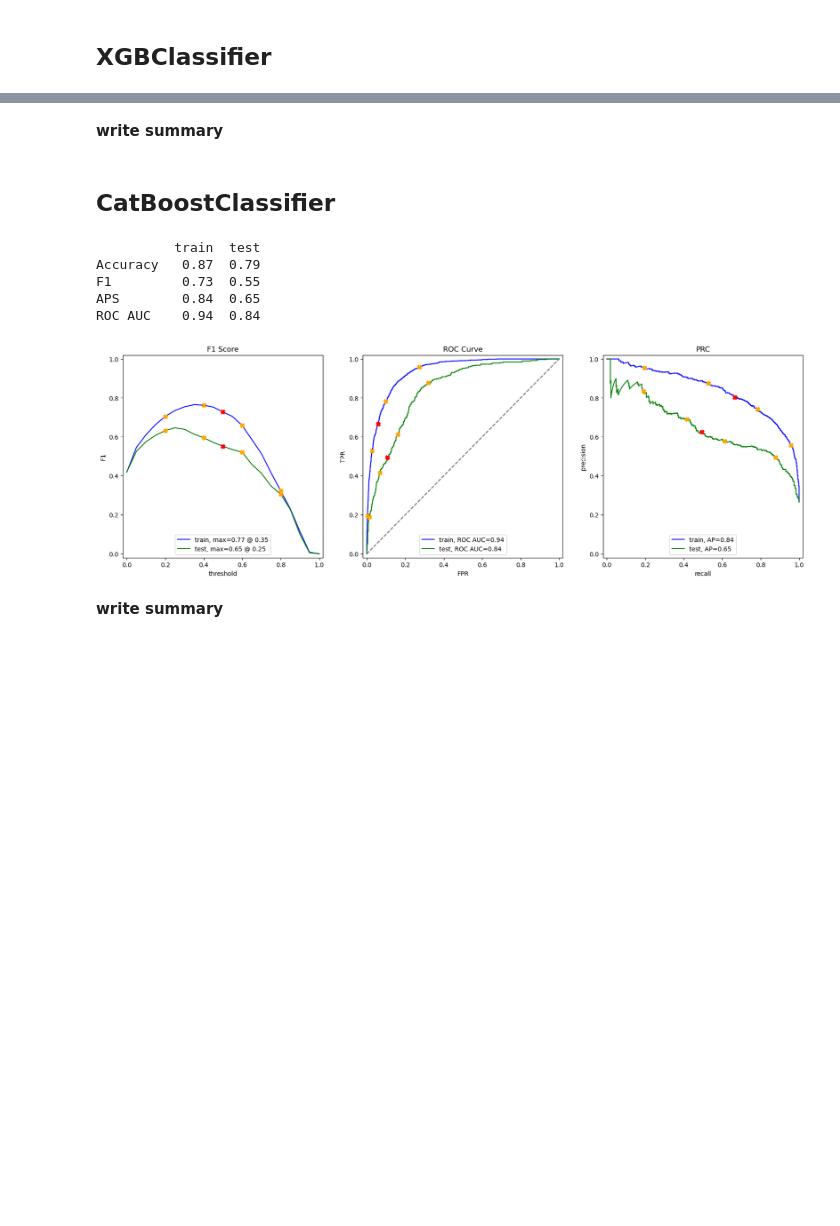
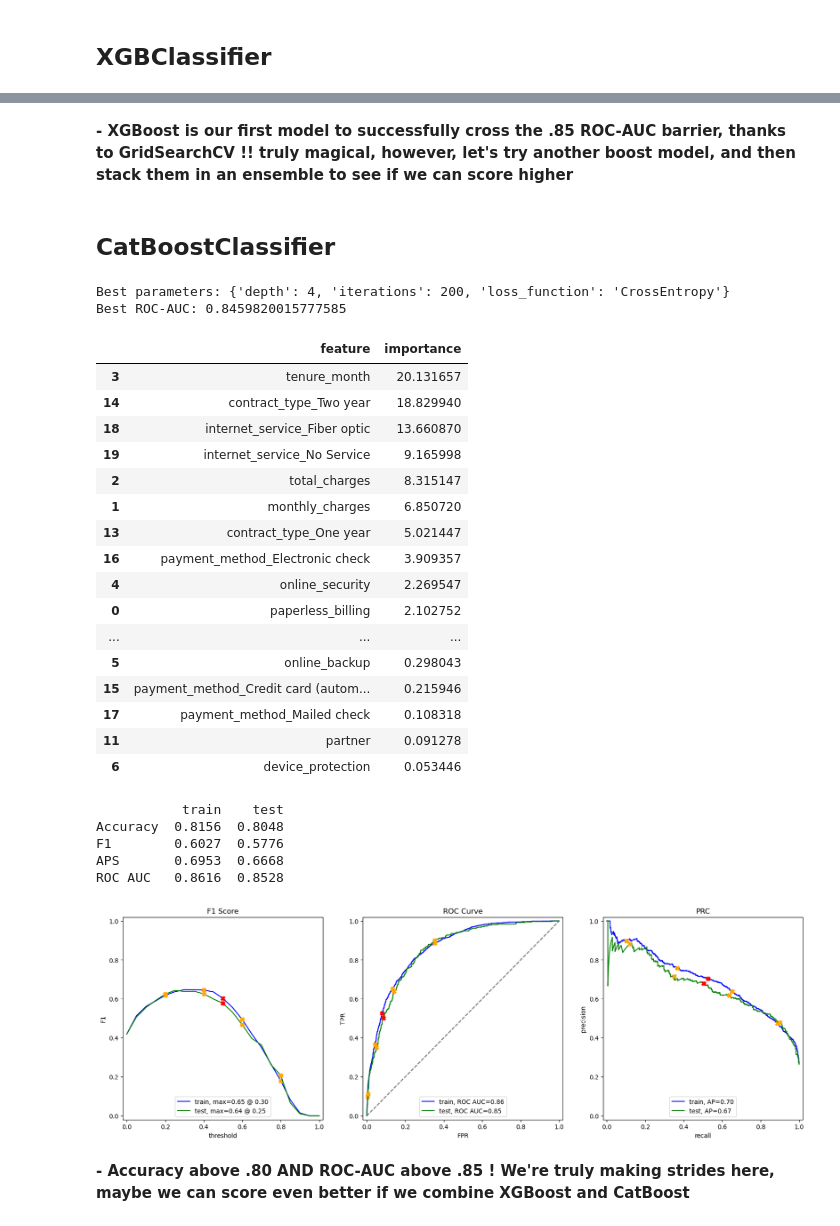
Before and after one commit to avonmims/101010.ds, a Jupyter notebook: School-Projects/Sprint-17-Final-Project/s17_solution.ipynb, the cells around one changed output, grey strips where cells are left out. Drawn from its saved outputs; the diff is of its cells as text; code cells hidden in the pictures; blank space fills up the shorter version.

```diff
--- a/School-Projects/Sprint-17-Final-Project/s17_solution.ipynb
+++ b/School-Projects/Sprint-17-Final-Project/s17_solution.ipynb
@@ -407,7 +454,7 @@ ROC-AUC of best model: 0.8328902839133019
 Best Model: DecisionTreeClassifier(class_weight='balanced', max_depth=6, random_state=777)
 # %%
     #!! decision tree model with optimal max_depth
-tree_model = DecisionTreeClassifier(max_depth=6, class_weight='balanced', random_state=777)
+tree_model = best_model
 tree_model.fit(features_train, target_train)
 
 evaluate_model(tree_model, features_train, target_train, features_test, target_test)
@@ -426,7 +473,7 @@ ROC AUC    0.86  0.83
 #!! looping through n_estimators and max_depth to find optimal values
 best_model = None
 best_score = 0
-for est in range(3, 33, 3):
+for est in range(5, 55, 5):
     for depth in range(1, 21):
         rf_model = RandomForestClassifier(n_estimators=est, max_depth=depth, class_weight='balanced', random_state=777)
         rf_model.fit(features_train, target_train)
@@ -444,7 +491,7 @@ Best Model: RandomForestClassifier(class_weight='balanced', max_depth=6, n_estim
                        random_state=777)
 # %%
     #!! random forest model with optimal n_estimators and max_depth
-rf_model = RandomForestClassifier(n_estimators=21, max_depth=8, class_weight='balanced', random_state=777)
+rf_model = best_model
 rf_model.fit(features_train, target_train)
 
 evaluate_model(rf_model, features_train, target_train, features_test, target_test)
@@ -476,7 +546,0 @@ ROC AUC    0.98  0.82
-# %%
-lgbm_model = LGBMClassifier(verbose=0,random_state=777)
-lgbm_model.fit(features_train, target_train)
-
-warnings.filterwarnings('ignore')
-evaluate_model(lgbm_model, features_train, target_train, features_test, target_test)
-warnings.filterwarnings('default')
@@ -491,18 +547,60 @@ ROC AUC    0.95  0.83
-# %% [markdown]
-**write summary**
+# %% [markdown]
+**- XGBoost is our first model to successfully cross the .85 ROC-AUC barrier, thanks to GridSearchCV !! truly magical, however, let's try another boost model, and then stack them in an ensemble to see if we can score higher**
 # %% [markdown]
 ## CatBoostClassifier
 # %%
-cbc_model = CatBoostClassifier(verbose=0, random_state=777)
-cbc_model.fit(features_train, target_train)
+cbc_params = {
+    'loss_function': ['Logloss', 'CrossEntropy'],
+    'iterations': [50, 100, 200],
+    'depth': [4, 6, 8],
+}
 
-evaluate_model(cbc_model, features_train, target_train, features_test, target_test)
+cbc_grid = GridSearchCV(
+    estimator=CatBoostClassifier(verbose=0, random_state=777),
+    param_grid=cbc_params,
+    scoring='roc_auc',
+    cv=3,
+    n_jobs=-1
+)
+
+cbc_grid.fit(features_train, target_train)
+print('Best parameters:', cbc_grid.best_params_)
+print('Best ROC-AUC:', cbc_grid.best_score_)
+
+#cbc_model = CatBoostClassifier(verbose=0, random_state=777, loss_function='Logloss', iterations=100)
+#cbc_model.fit(features_train, target_train)
+
+important = cbc_grid.best_estimator_.get_feature_importance()
+names = features_train.columns
+important_features = pd.DataFrame({'feature': names, 'importance': important}).sort_values(by='importance', ascending=False)
+display(important_features.head(30))
+
+evaluate_model(cbc_grid.best_estimator_, features_train, target_train, features_test, target_test)
 # %% [output]
-          train  test
-Accuracy   0.87  0.79
-F1         0.73  0.55
-APS        0.84  0.65
-ROC AUC    0.94  0.84
+Best parameters: {'depth': 4, 'iterations': 200, 'loss_function': 'CrossEntropy'}
+Best ROC-AUC: 0.8459820015777585
+|  | feature | importance |
+| 3 | tenure_month | 20.131657 |
+| 14 | contract_type_Two year | 18.829940 |
+| 18 | internet_service_Fiber optic | 13.660870 |
+| 19 | internet_service_No Service | 9.165998 |
+| 2 | total_charges | 8.315147 |
+| 1 | monthly_charges | 6.850720 |
+| 13 | contract_type_One year | 5.021447 |
+| 16 | payment_method_Electronic check | 3.909357 |
+| 4 | online_security | 2.269547 |
+| 0 | paperless_billing | 2.102752 |
+| ... | ... | ... |
+| 5 | online_backup | 0.298043 |
+| 15 | payment_method_Credit card (autom... | 0.215946 |
+| 17 | payment_method_Mailed check | 0.108318 |
+| 11 | partner | 0.091278 |
+| 6 | device_protection | 0.053446 |
+           train    test
+Accuracy  0.8156  0.8048
+F1        0.6027  0.5776
+APS       0.6953  0.6668
+ROC AUC   0.8616  0.8528
-[figure, old version]
+[figure, new version]
 # %% [markdown]
-**write summary**
+**- Accuracy above .80 AND ROC-AUC above .85 ! We're truly making strides here, maybe we can score even better if we combine XGBoost and CatBoost**
```
Also changed, not shown: parts of 34 cells of this notebook, 4 other files.
